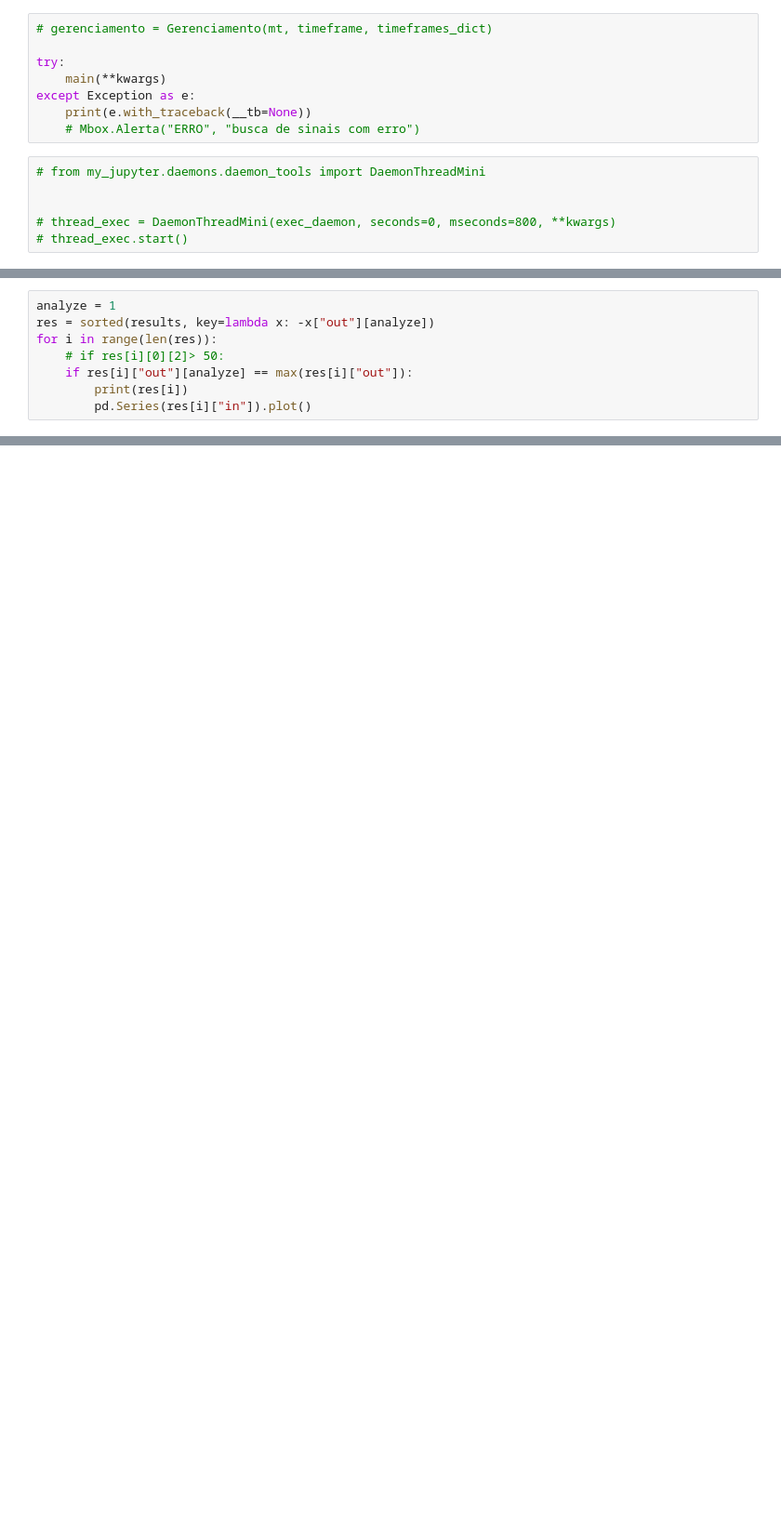
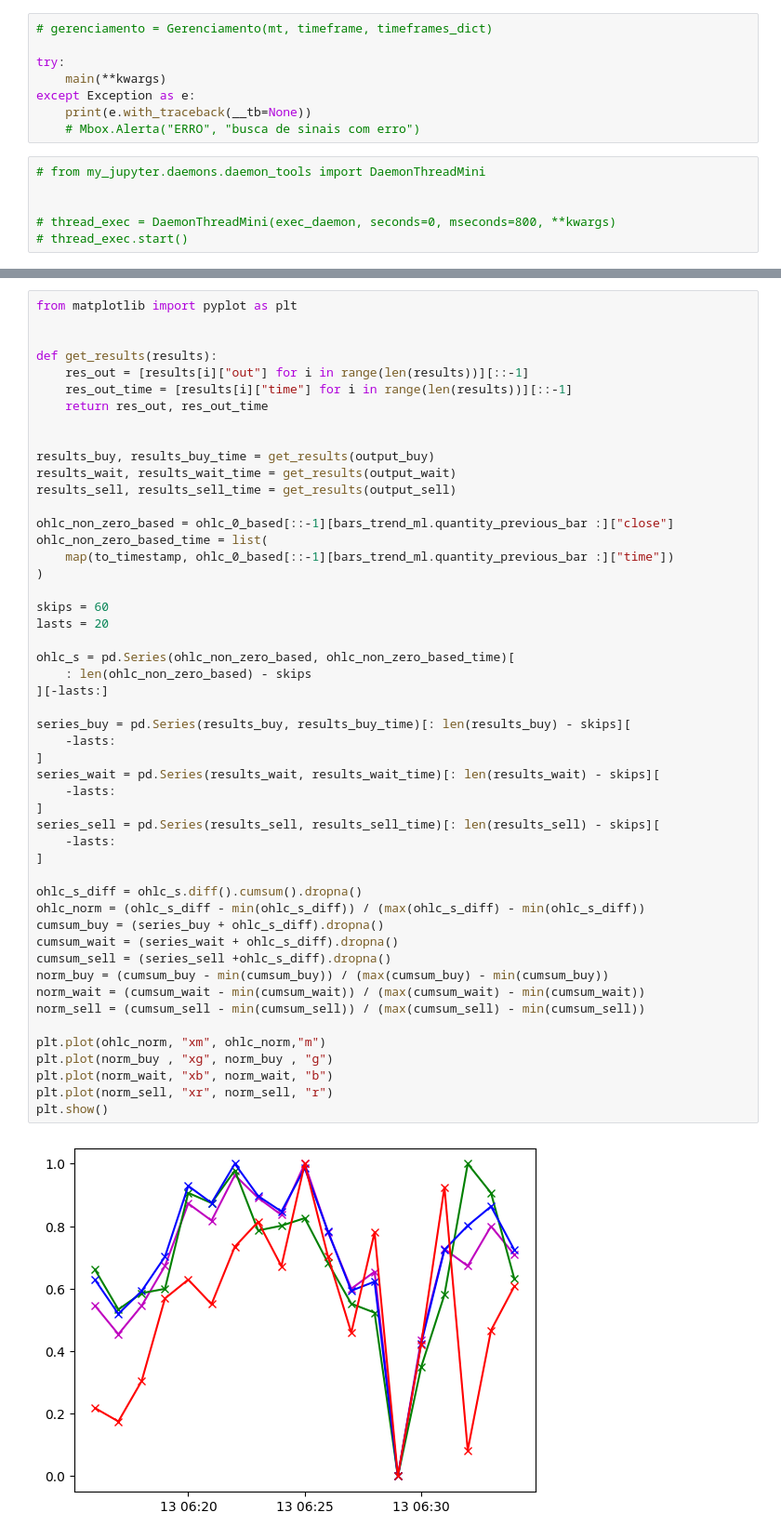
Before and after one commit to pedrotnascimento/financial_market_project, a Jupyter notebook: my_jupyter/daemons/mql5-daemon.ipynb, the cells around one changed output, grey strips where cells are left out. Shown: that part at 93% size. Saved outputs shown, nothing was run; the diff lists cells and outputs as text; blank space fills up the shorter version.

```diff
--- a/my_jupyter/daemons/mql5-daemon.ipynb
+++ b/my_jupyter/daemons/mql5-daemon.ipynb
@@ -196,8 +172,0 @@ for i in range(len(res)):
-# %%
-analyze = 1
-res = sorted(results, key=lambda x: -x["out"][analyze])
-for i in range(len(res)):
-    # if res[i][0][2]> 50:
-    if res[i]["out"][analyze] == max(res[i]["out"]):
-        print(res[i])
-        pd.Series(res[i]["in"]).plot()
@@ -222,0 +173,52 @@ for i in range(len(res)):
+# %%
+from matplotlib import pyplot as plt
+
+
+def get_results(results):
+    res_out = [results[i]["out"] for i in range(len(results))][::-1]
+    res_out_time = [results[i]["time"] for i in range(len(results))][::-1]
+    return res_out, res_out_time
+
+
+results_buy, results_buy_time = get_results(output_buy)
+results_wait, results_wait_time = get_results(output_wait)
+results_sell, results_sell_time = get_results(output_sell)
+
+ohlc_non_zero_based = ohlc_0_based[::-1][bars_trend_ml.quantity_previous_bar :]["close"]
+ohlc_non_zero_based_time = list(
+    map(to_timestamp, ohlc_0_based[::-1][bars_trend_ml.quantity_previous_bar :]["time"])
+)
+
+skips = 60
+lasts = 20
+
+ohlc_s = pd.Series(ohlc_non_zero_based, ohlc_non_zero_based_time)[
+    : len(ohlc_non_zero_based) - skips
+][-lasts:]
+
+series_buy = pd.Series(results_buy, results_buy_time)[: len(results_buy) - skips][
+    -lasts:
+]
+series_wait = pd.Series(results_wait, results_wait_time)[: len(results_wait) - skips][
+    -lasts:
+]
+series_sell = pd.Series(results_sell, results_sell_time)[: len(results_sell) - skips][
+    -lasts:
+]
+
+ohlc_s_diff = ohlc_s.diff().cumsum().dropna()
+ohlc_norm = (ohlc_s_diff - min(ohlc_s_diff)) / (max(ohlc_s_diff) - min(ohlc_s_diff))
+cumsum_buy = (series_buy + ohlc_s_diff).dropna()
+cumsum_wait = (series_wait + ohlc_s_diff).dropna()
+cumsum_sell = (series_sell +ohlc_s_diff).dropna()
+norm_buy = (cumsum_buy - min(cumsum_buy)) / (max(cumsum_buy) - min(cumsum_buy))
+norm_wait = (cumsum_wait - min(cumsum_wait)) / (max(cumsum_wait) - min(cumsum_wait))
+norm_sell = (cumsum_sell - min(cumsum_sell)) / (max(cumsum_sell) - min(cumsum_sell))
+
+plt.plot(ohlc_norm, "xm", ohlc_norm,"m")
+plt.plot(norm_buy , "xg", norm_buy , "g")
+plt.plot(norm_wait, "xb", norm_wait, "b")
+plt.plot(norm_sell, "xr", norm_sell, "r")
+plt.show()
+# %% [output]
+[figure, added]
```
Also changed, not shown: parts of 8 cells of this notebook, 2 other files.
